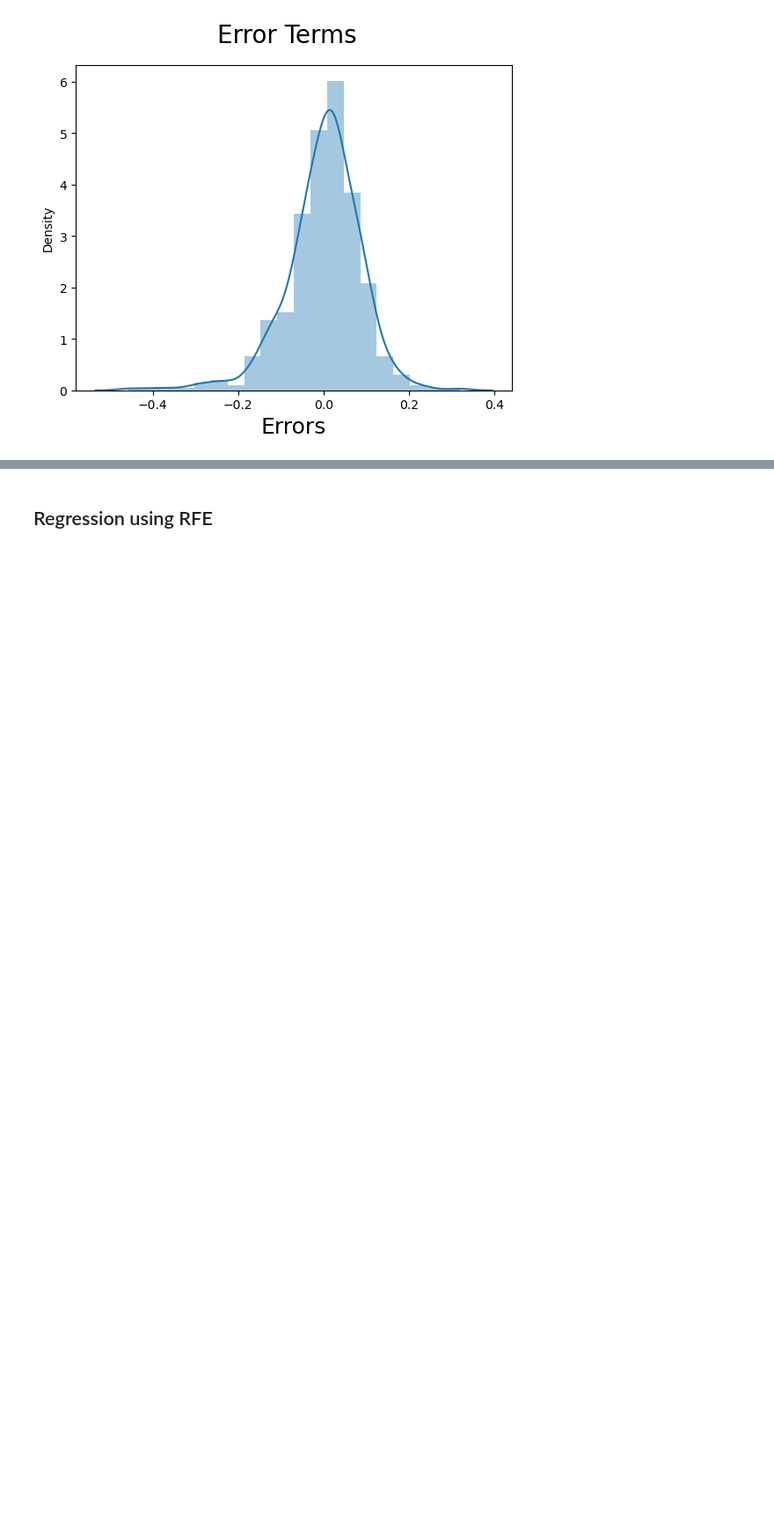
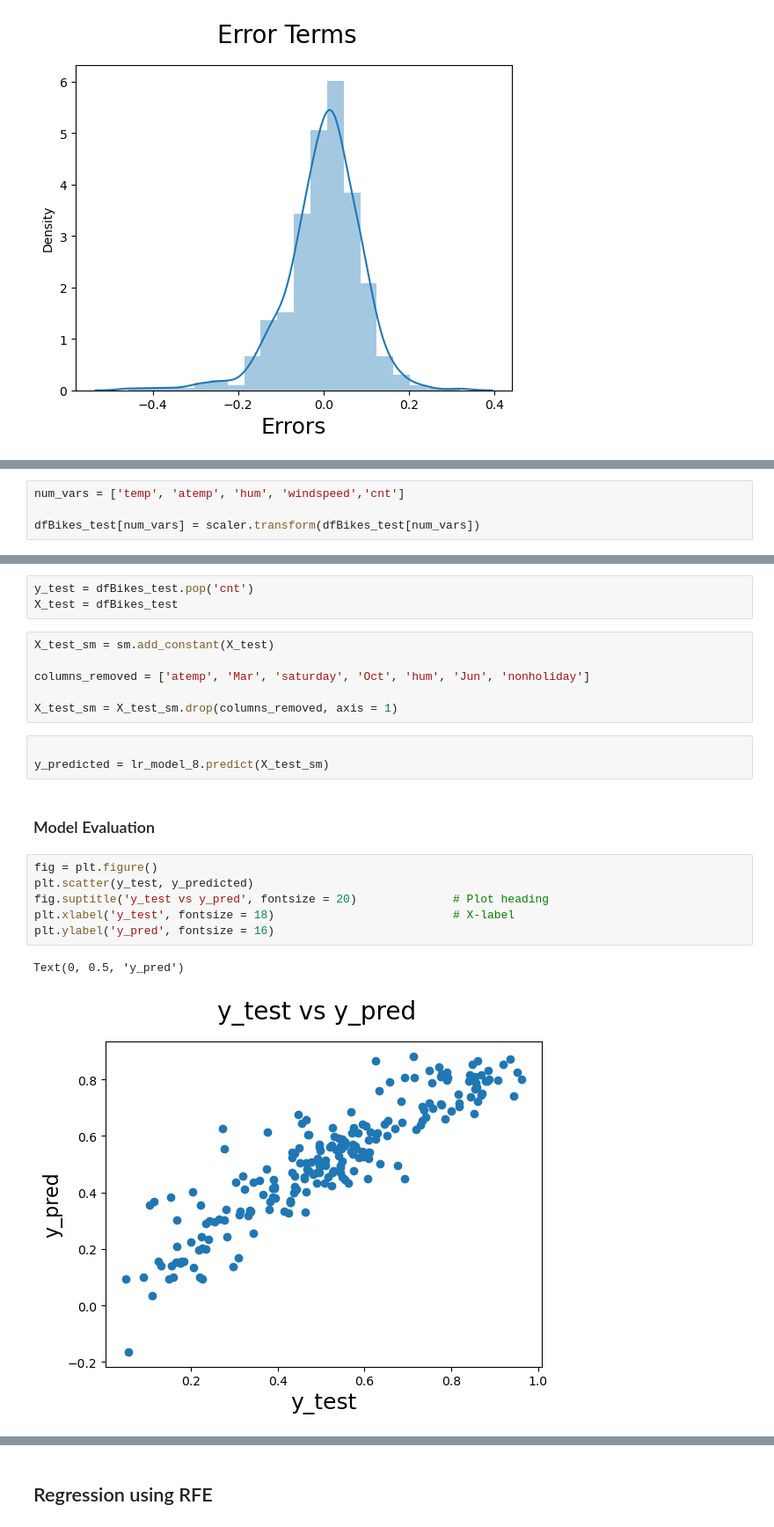
Before and after one commit to ncjanardhan-outlook/ncjpersonal, a Jupyter notebook: Linear Regression Assignment/Linear Regression Assignment - Boom Bikes.ipynb, the cells around one changed output, grey strips where cells are left out. Shown at 88% size. Saved outputs shown, nothing was run; the diff lists cells and outputs as text; blank space fills up the shorter version.

```diff
--- a/Linear Regression Assignment/Linear Regression Assignment - Boom Bikes.ipynb
+++ b/Linear Regression Assignment/Linear Regression Assignment - Boom Bikes.ipynb
@@ -399,0 +676,4 @@ Text(0.5, 0, 'Errors')
+# %%
+num_vars = ['temp', 'atemp', 'hum', 'windspeed','cnt']
+
+dfBikes_test[num_vars] = scaler.transform(dfBikes_test[num_vars])
@@ -399,0 +693,23 @@ Text(0.5, 0, 'Errors')
+# %%
+y_test = dfBikes_test.pop('cnt')
+X_test = dfBikes_test
+# %%
+X_test_sm = sm.add_constant(X_test)
+
+columns_removed = ['atemp', 'Mar', 'saturday', 'Oct', 'hum', 'Jun', 'nonholiday']
+
+X_test_sm = X_test_sm.drop(columns_removed, axis = 1)
+# %%
+
+y_predicted = lr_model_8.predict(X_test_sm)
+# %% [markdown]
+### Model Evaluation
+# %%
+fig = plt.figure()
+plt.scatter(y_test, y_predicted)
+fig.suptitle('y_test vs y_pred', fontsize = 20)              # Plot heading
+plt.xlabel('y_test', fontsize = 18)                          # X-label
+plt.ylabel('y_pred', fontsize = 16)
+# %% [output]
+Text(0, 0.5, 'y_pred')
+[figure, added]
```
Also changed, not shown: parts of 24 cells of this notebook.
